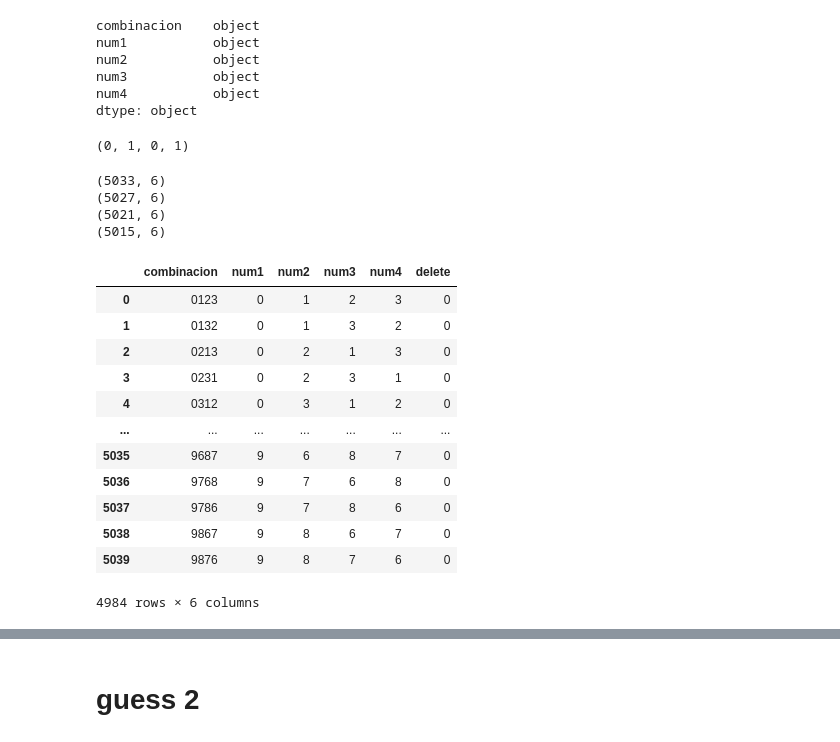
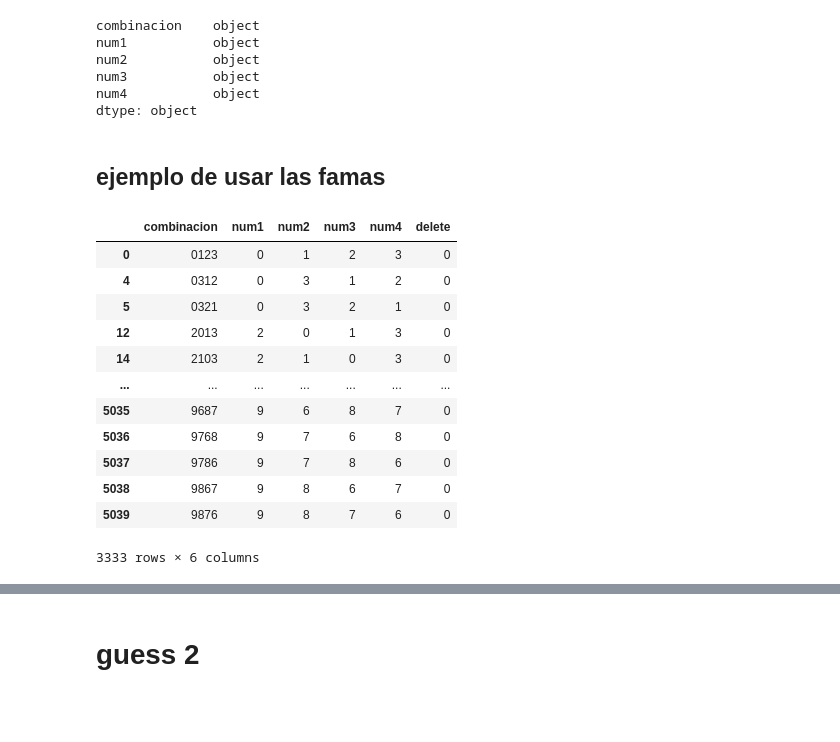
Before and after one commit to cposada8/punto-y-fama, a Jupyter notebook: scripts/punto_y_fama-Copy1.ipynb, the cells around one changed output, grey strips where cells are left out. Cells and saved outputs as stored; diff of their text form; code cells hidden in the pictures; blank space fills up the shorter version.

```diff
--- a/scripts/punto_y_fama-Copy1.ipynb
+++ b/scripts/punto_y_fama-Copy1.ipynb
@@ -369,31 +328,20 @@ def delete_fames(possibles, guess, num_famas):
+# %% [markdown]
+## ejemplo de usar las famas
 # %%
 guess = '1234'
-# %%
-groups = get_binary_groups(4, 2)
-group = groups[0]
-group
-# %% [output]
-(0, 1, 0, 1)
 # %%
-delete_fames(df_posibles, guess, 3)
+delete_fames(df_posibles, guess, 0)
 # %% [output]
+|  | combinacion | num1 | num2 | num3 | num4 | delete |
+| 0 | 0123 | 0 | 1 | 2 | 3 | 0 |
+| 4 | 0312 | 0 | 3 | 1 | 2 | 0 |
+| 5 | 0321 | 0 | 3 | 2 | 1 | 0 |
+| 12 | 2013 | 2 | 0 | 1 | 3 | 0 |
+| 14 | 2103 | 2 | 1 | 0 | 3 | 0 |
+| ... | ... | ... | ... | ... | ... | ... |
+| 5035 | 9687 | 9 | 6 | 8 | 7 | 0 |
+| 5036 | 9768 | 9 | 7 | 6 | 8 | 0 |
+| 5037 | 9786 | 9 | 7 | 8 | 6 | 0 |
+| 5038 | 9867 | 9 | 8 | 6 | 7 | 0 |
+| 5039 | 9876 | 9 | 8 | 7 | 6 | 0 |
-(5033, 6)
-(5027, 6)
-(5021, 6)
-(5015, 6)
+3333 rows × 6 columns
-# %%
-delete_combinations_containing_elems_in_positions(df_posibles, guess, group)
-# %% [output]
-|  | combinacion | num1 | num2 | num3 | num4 | delete |
-| 0 | 0123 | 0 | 1 | 2 | 3 | 0 |
-| 1 | 0132 | 0 | 1 | 3 | 2 | 0 |
-| 2 | 0213 | 0 | 2 | 1 | 3 | 0 |
-| 3 | 0231 | 0 | 2 | 3 | 1 | 0 |
-| 4 | 0312 | 0 | 3 | 1 | 2 | 0 |
-| ... | ... | ... | ... | ... | ... | ... |
-| 5035 | 9687 | 9 | 6 | 8 | 7 | 0 |
-| 5036 | 9768 | 9 | 7 | 6 | 8 | 0 |
-| 5037 | 9786 | 9 | 7 | 8 | 6 | 0 |
-| 5038 | 9867 | 9 | 8 | 6 | 7 | 0 |
-| 5039 | 9876 | 9 | 8 | 7 | 6 | 0 |
-4984 rows × 6 columns
```
Also changed, not shown: parts of 98 cells of this notebook, 1 other file.
